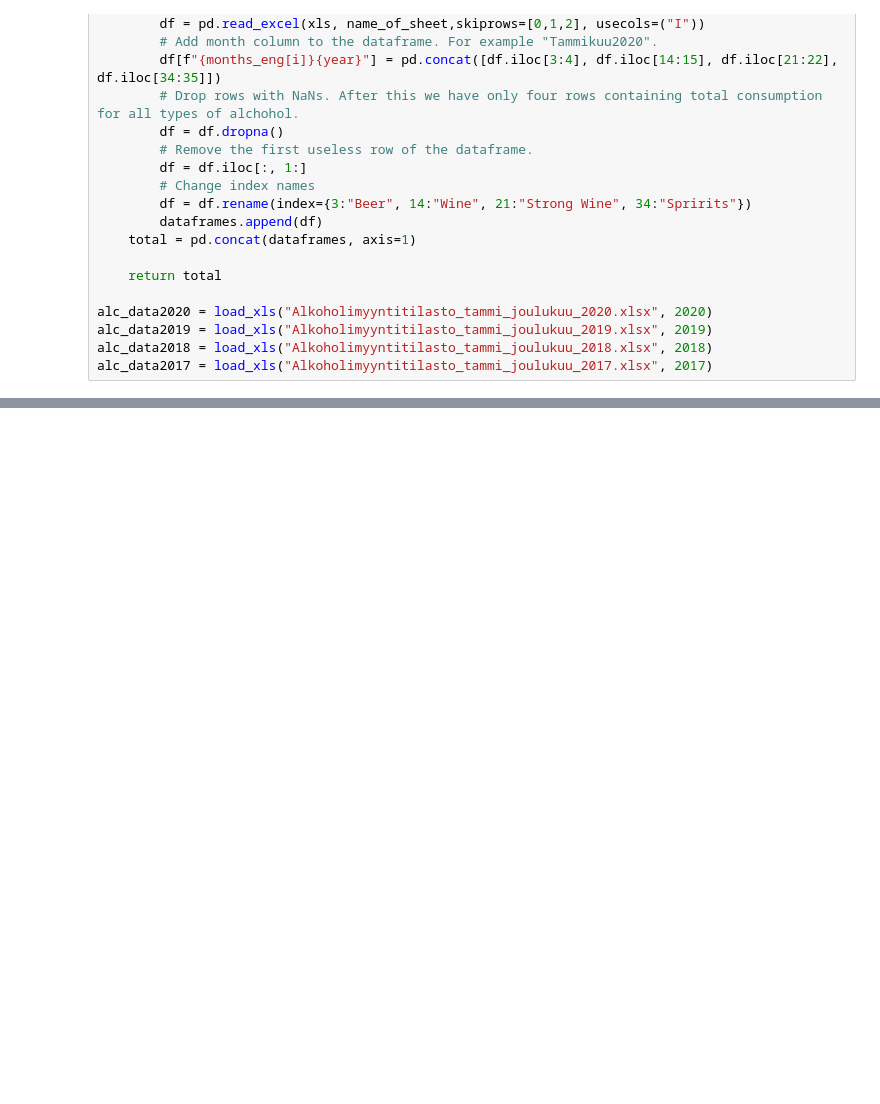
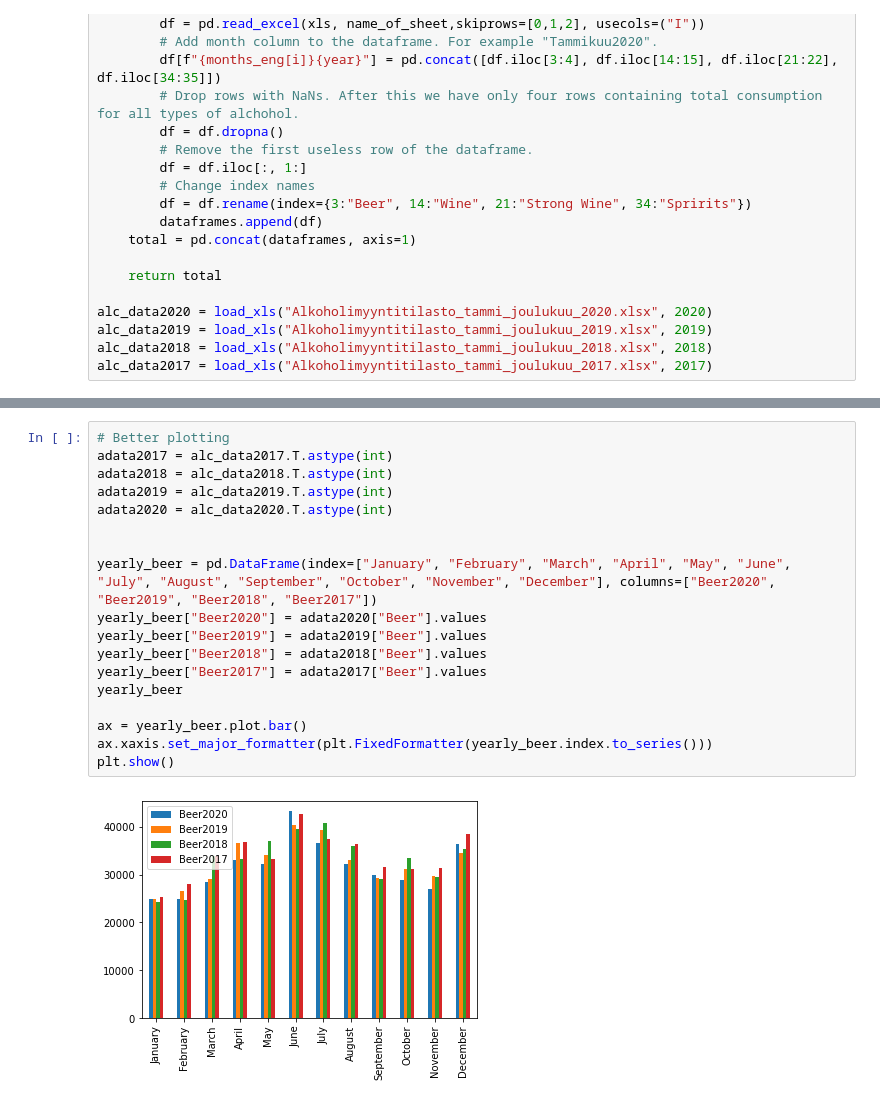
Before and after one commit to DataScience-MiniProjects/IDS-MiniProject, a Jupyter notebook: project-notebook.ipynb, the cells around one changed output, grey strips where cells are left out. Cells and saved outputs as stored; diff of their text form; blank space fills up the shorter version.

```diff
--- a/project-notebook.ipynb
+++ b/project-notebook.ipynb
@@ -43,3 +51,23 @@ alc_data2017 = load_xls("Alkoholimyyntitilasto_tammi_joulukuu_2017.xlsx", 2017)
+# %%
+# Better plotting
+adata2017 = alc_data2017.T.astype(int)
+adata2018 = alc_data2018.T.astype(int)
+adata2019 = alc_data2019.T.astype(int)
+adata2020 = alc_data2020.T.astype(int)
+
+
+yearly_beer = pd.DataFrame(index=["January", "February", "March", "April", "May", "June", "July", "August", "September", "October", "November", "December"], columns=["Beer2020", "Beer2019", "Beer2018", "Beer2017"])
+yearly_beer["Beer2020"] = adata2020["Beer"].values
+yearly_beer["Beer2019"] = adata2019["Beer"].values
+yearly_beer["Beer2018"] = adata2018["Beer"].values
+yearly_beer["Beer2017"] = adata2017["Beer"].values
+yearly_beer
+
+ax = yearly_beer.plot.bar()
+ax.xaxis.set_major_formatter(plt.FixedFormatter(yearly_beer.index.to_series()))
+plt.show()
+# %% [output]
+[figure, added]
 # %%
 # WEATHER DATA
 def load_csv(file_name:str):
```
Also changed, not shown: parts of 4 cells of this notebook.
